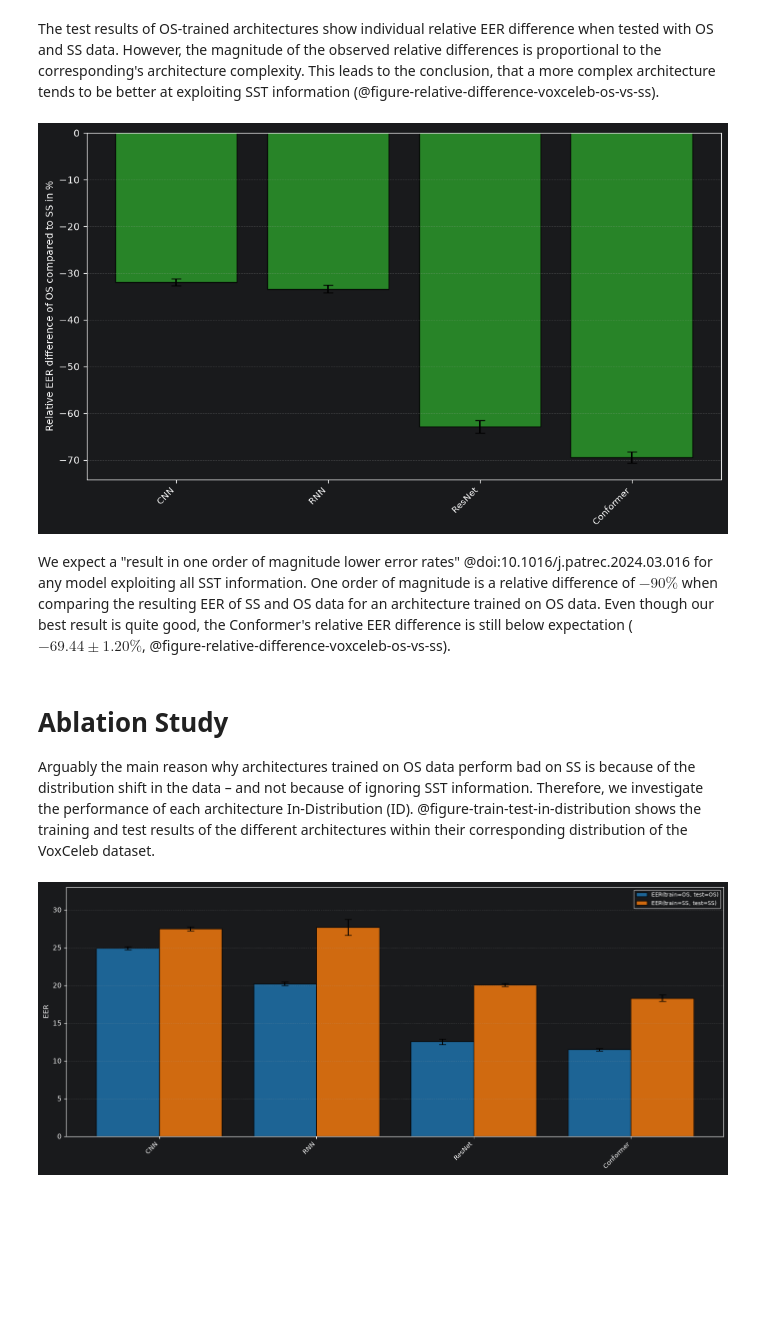
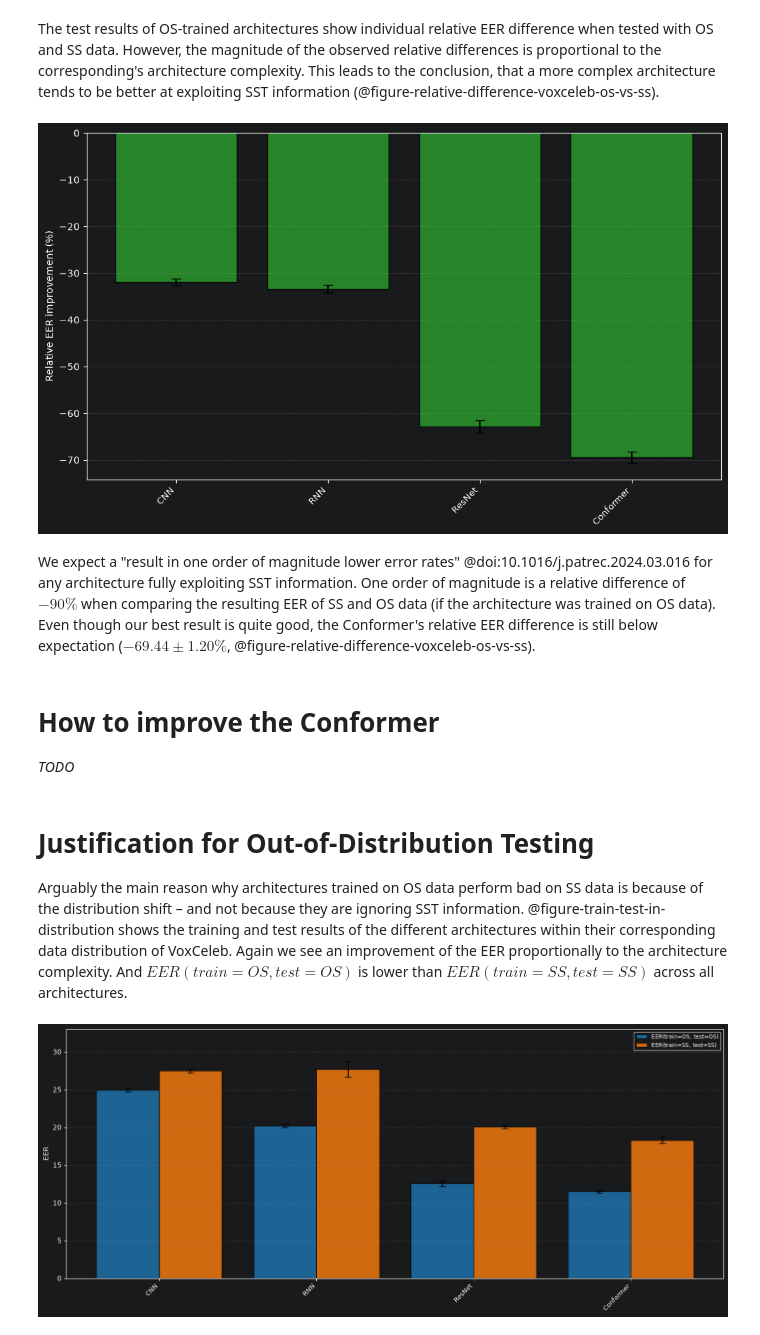
Before and after one commit to sage-diarization/Speaker-Recognition-Supra-Segmental-Temporal-Features, a Jupyter notebook: doc/speaker-verification.ipynb, the cells around one changed output. Cells and saved outputs as stored; diff of their text form; code cells hidden in the pictures; blank space fills up the shorter version.

Commit message:
Some more text improvements

```diff
--- a/doc/speaker-verification.ipynb
+++ b/doc/speaker-verification.ipynb
@@ -336,40 +342,44 @@ for arch in voxceleb_architectures:
             rel_error = 0
 
         rel_differences.append(rel_diff)
         rel_errors.append(rel_error)
         arch_labels.append(arch)
     else:
         rel_differences.append(0)
         rel_errors.append(0)
         arch_labels.append(arch)
 
 # Create the plot
 fig, ax = plt.subplots(1, 1, figsize=(10, 6))
 
 # Set up x positions
 n_arch = len(arch_labels)
 x = np.arange(n_arch)
 
 # Plot bars with error bars
 ax.bar(x, rel_differences, yerr=rel_errors, capsize=5,
        color='#2ca02c', alpha=0.8, edgecolor='black')
 
 # Customize the plot
-ax.set_ylabel('Relative EER difference of OS compared to SS in %', fontsize=10)
+ax.set_ylabel('Relative EER improvement (%)', fontsize=10)
 ax.set_xticks(x)
 ax.set_xticklabels(arch_labels, rotation=45, ha='right', fontsize=9)
 ax.grid(axis='y', alpha=0.3, linestyle='--')
 ax.axhline(0, color='gray', linestyle='--', alpha=0.5)  # Zero reference line
 
 # Adjust layout
 plt.tight_layout()
 # %% [output]
-[figure, old version]
+[figure, new version]
 # %% [markdown]
-We expect a "result in one order of magnitude lower error rates" @doi:10.1016/j.patrec.2024.03.016 for any model exploiting all SST information. One order of magnitude is a relative difference of $-90 \%$ when comparing the resulting EER of SS and OS data for an architecture trained on OS data. Even though our best result is quite good, the Conformer's relative EER difference is still below expectation ($-69.44 \pm 1.20 \%$, @figure-relative-difference-voxceleb-os-vs-ss).
+We expect a "result in one order of magnitude lower error rates" @doi:10.1016/j.patrec.2024.03.016 for any architecture fully exploiting SST information. One order of magnitude is a relative difference of $-90 \%$ when comparing the resulting EER of SS and OS data (if the architecture was trained on OS data). Even though our best result is quite good, the Conformer's relative EER difference is still below expectation ($-69.44 \pm 1.20 \%$, @figure-relative-difference-voxceleb-os-vs-ss).
+# %% [markdown]
+# How to improve the Conformer
+
+_TODO_
 # %% [markdown]
-# Ablation Study
+# Justification for Out-of-Distribution Testing
 
-Arguably the main reason why architectures trained on OS data perform bad on SS is because of the distribution shift in the data – and not because of ignoring SST information. Therefore, we investigate the performance of each architecture In-Distribution (ID). @figure-train-test-in-distribution shows the training and test results of the different architectures within their corresponding distribution of the VoxCeleb dataset.
+Arguably the main reason why architectures trained on OS data perform bad on SS data is because of the distribution shift – and not because they are ignoring SST information. @figure-train-test-in-distribution shows the training and test results of the different architectures within their corresponding data distribution of VoxCeleb. Again we see an improvement of the EER proportionally to the architecture complexity. And $EER(train=OS, test=OS)$ is lower than $EER(train=SS, test=SS)$ across all architectures.
 # %%
 #| label: figure-train-test-in-distribution
```
Also changed, not shown: parts of 6 cells of this notebook, 1 other file.
